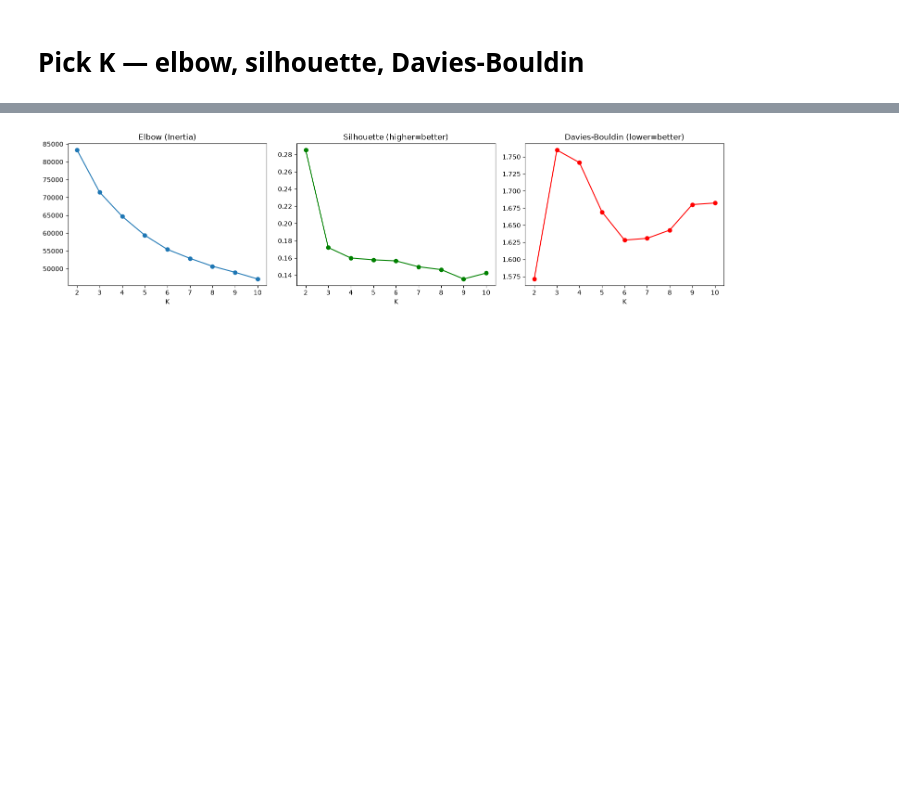
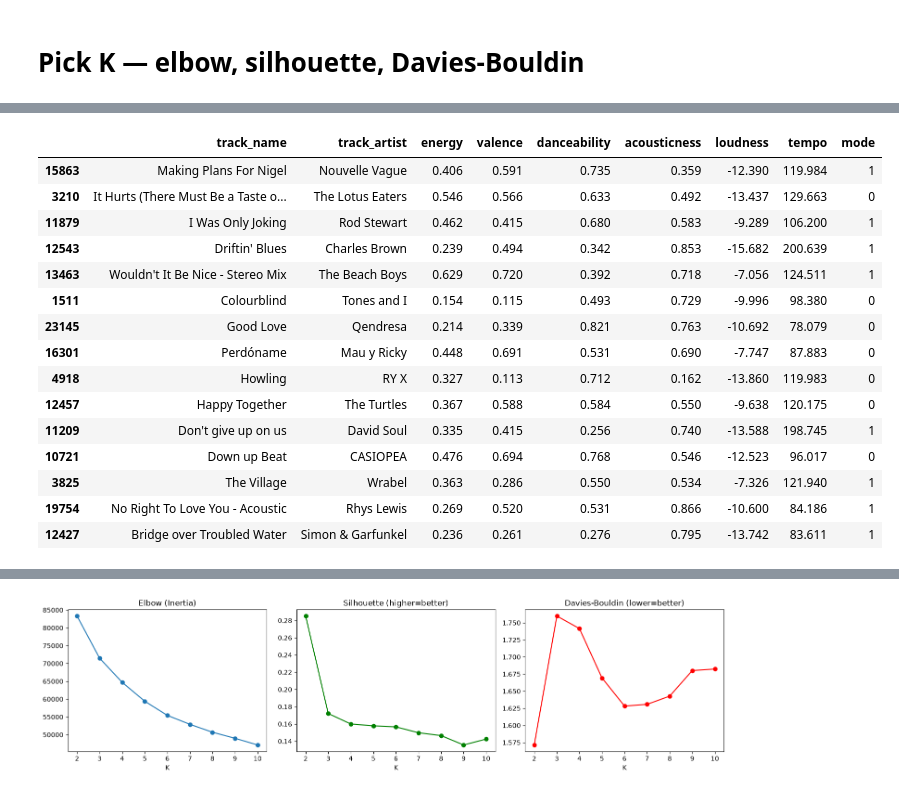
Before and after one commit to GanaElansary/capstone-project, a Jupyter notebook: second topic/spotify.ipynb, the cells around one changed output, grey strips where cells are left out. Saved outputs shown, nothing was run; the diff lists cells and outputs as text; code cells hidden in the pictures; blank space fills up the shorter version.

```diff
--- a/second topic/spotify.ipynb
+++ b/second topic/spotify.ipynb
@@ -185,0 +336,9 @@ Explained variance: [0.36281636 0.18976303] total: 0.5525793948136629
+# %%
+X_weighted = X_scaled.copy()
+X_weighted[['energy', 'valence']] *= 1.75
+
+km_weighted = KMeans(n_clusters=4, random_state=42, n_init=10)
+weighted_labels = km_weighted.fit_predict(X_weighted)
+
+df2['cluster_weighted'] = weighted_labels
+df2.groupby('cluster_weighted')[dna_feats].mean()
@@ -185,0 +352,19 @@ Explained variance: [0.36281636 0.18976303] total: 0.5525793948136629
+# %%
+df2[df2['cluster_weighted'] == 3][['track_name', 'track_artist'] + dna_feats].sample(15, random_state=42)
+# %% [output]
+|  | track_name | track_artist | energy | valence | danceability | acousticness | loudness | tempo | mode |
+| 15863 | Making Plans For Nigel | Nouvelle Vague | 0.406 | 0.591 | 0.735 | 0.359 | -12.390 | 119.984 | 1 |
+| 3210 | It Hurts (There Must Be a Taste o... | The Lotus Eaters | 0.546 | 0.566 | 0.633 | 0.492 | -13.437 | 129.663 | 0 |
+| 11879 | I Was Only Joking | Rod Stewart | 0.462 | 0.415 | 0.680 | 0.583 | -9.289 | 106.200 | 1 |
+| 12543 | Driftin' Blues | Charles Brown | 0.239 | 0.494 | 0.342 | 0.853 | -15.682 | 200.639 | 1 |
+| 13463 | Wouldn't It Be Nice - Stereo Mix | The Beach Boys | 0.629 | 0.720 | 0.392 | 0.718 | -7.056 | 124.511 | 1 |
+| 1511 | Colourblind | Tones and I | 0.154 | 0.115 | 0.493 | 0.729 | -9.996 | 98.380 | 0 |
+| 23145 | Good Love | Qendresa | 0.214 | 0.339 | 0.821 | 0.763 | -10.692 | 78.079 | 0 |
+| 16301 | Perdóname | Mau y Ricky | 0.448 | 0.691 | 0.531 | 0.690 | -7.747 | 87.883 | 0 |
+| 4918 | Howling | RY X | 0.327 | 0.113 | 0.712 | 0.162 | -13.860 | 119.983 | 0 |
+| 12457 | Happy Together | The Turtles | 0.367 | 0.588 | 0.584 | 0.550 | -9.638 | 120.175 | 0 |
+| 11209 | Don't give up on us | David Soul | 0.335 | 0.415 | 0.256 | 0.740 | -13.588 | 198.745 | 1 |
+| 10721 | Down up Beat | CASIOPEA | 0.476 | 0.694 | 0.768 | 0.546 | -12.523 | 96.017 | 0 |
+| 3825 | The Village | Wrabel | 0.363 | 0.286 | 0.550 | 0.534 | -7.326 | 121.940 | 1 |
+| 19754 | No Right To Love You - Acoustic | Rhys Lewis | 0.269 | 0.520 | 0.531 | 0.866 | -10.600 | 84.186 | 1 |
+| 12427 | Bridge over Troubled Water | Simon & Garfunkel | 0.236 | 0.261 | 0.276 | 0.795 | -13.742 | 83.611 | 1 |
```
Also changed, not shown: parts of 19 cells of this notebook, 7 other files.
